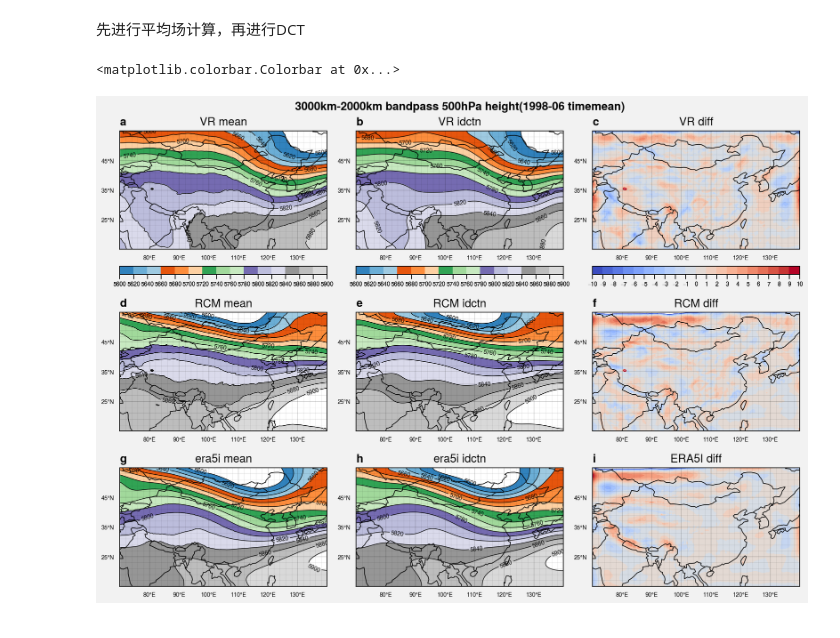
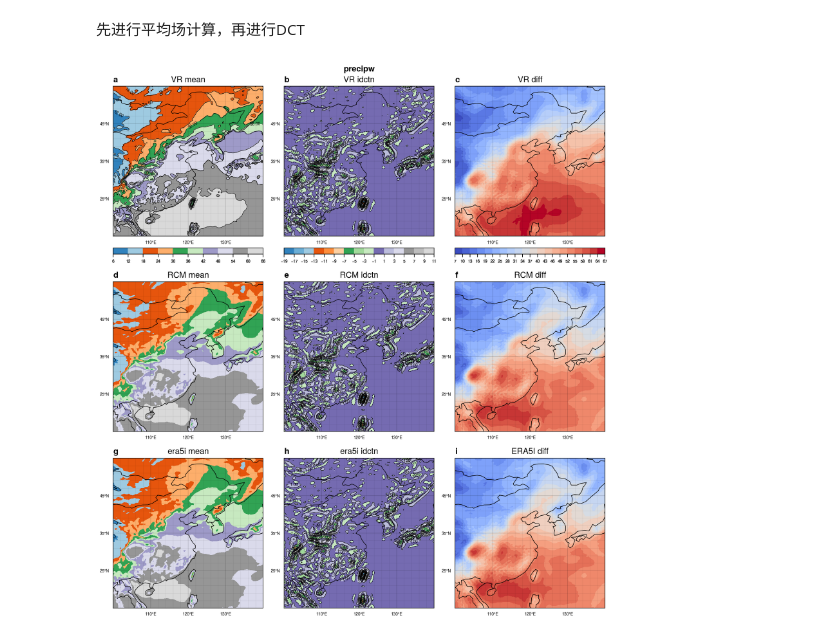
Before and after one commit to dozerlcl/MPAS_case_study, a Jupyter notebook: 92-25km_vr_rcm_postprocess/visualization/spectral/dft_dct/2d_dct_synthesis/single_idct_2D.ipynb, the cells around one changed output. Drawn from its saved outputs; the diff is of its cells as text; code cells hidden in the pictures.

```diff
--- a/92-25km_vr_rcm_postprocess/visualization/spectral/dft_dct/2d_dct_synthesis/single_idct_2D.ipynb
+++ b/92-25km_vr_rcm_postprocess/visualization/spectral/dft_dct/2d_dct_synthesis/single_idct_2D.ipynb
@@ -76,3 +122,4 @@ hum_rmnan['era5i'] = hum['era5i'].interpolate_na(dim = 'lon', method = 'cubic',
-# %%
-# 修改time为Time（cdo进行平均time到中间时次，需要放到每天的开头）
-hum_rmnan['era5i'] = hum_rmnan['era5i'].assign_coords({'time':hum_rmnan['vr'].Time.rename({"Time":"time"})}) #.time
+# %%
+# 修改ERA5I coords
+hum_rmnan['era5i'] = hum_rmnan['era5i'].rename({"time":"Time", "lon":"longitude", "lat":"latitude"})
+hum_rmnan['era5i']._coords = hum_rmnan['vr']._coords
@@ -101,8 +158,10 @@ var_2d['era5i'] = var_3d['era5i'].mean("time")
 ntime = var_3d['vr'].shape[0]
 nlat = var_3d['vr'].shape[1]
 nlon = var_3d['vr'].shape[2]
-lat_length = 5017 * 1e3 # m
-lon_length = 7061 * 1e3 # m
+# lat_length = 5017 * 1e3 # m
+# lon_length = 7061 * 1e3 # m
+lat_length = 4445. * 1e3 # m
+lon_length = 3829. * 1e3 # m
 dlat = lat_length / nlat
 dlon  = lon_length / nlon
 all_length = np.sqrt(lat_length**2 + lon_length**2)
@@ -171,9 +231,9 @@ freq_lon = range(0, nlon)
 for i in range(0,nlat):
     for j in range(0,nlon):
         k_domain_2d = np.sqrt((freq_lat[i])**2 + (freq_lon[j])**2)
-        weight_array_cosine[:, i, j] = weight_cosine_squared(k_domain_2d, k_domain_count(2000), k_domain_count(1000))
-        # weight_array_cosine[:, i, j] = weight_cosine_squared(k_domain_2d, k_domain_count(1000), k_domain_count(500))
-        # weight_array_cosine[:,i,j] = weight_cosine_squared_band(k_domain_2d, k_domain_count(2000), k_domain_count(500), 1)
+        # weight_array_cosine[:, i, j] = weight_cosine_squared(k_domain_2d, k_domain_count(2000), k_domain_count(1800))
+        # weight_array_cosine[:, i, j] = weight_cosine_squared(k_domain_2d, k_domain_count(2000), k_domain_count(500))
+        weight_array_cosine[:,i,j] = weight_cosine_squared_band(k_domain_2d, k_domain_count(500), k_domain_count(100), 16)
 
 # 检查权重matrix效果
 plt.contourf(weight_array_cosine[0,:,:])
@@ -260,8 +320,8 @@ m_contour_list = []
 #-----VR pannel setting-----
 # 平均态
 axs[0].format(title='VR mean')
-mean_ticks = np.linspace(5600,5900, 16)
-# mean_ticks = np.linspace(var_2d['vr'].min(), var_2d['vr'].max(),11)
+# mean_ticks = np.linspace(5600,5900, 16)
+mean_ticks = np.linspace(int(var_2d['vr'].min()) - 1., int(var_2d['vr'].max())+1,11)
 
 m_mean = axs[0].contourf(lon, lat, var_2d['vr'].values,\
 levels=mean_ticks,cmap='tab20c')
@@ -273,9 +333,9 @@ m_contour_list.append(m_contour)
 
 # IDCTN的时间平均
 axs[1].format(title='VR idctn')
-# idctn_ticks = np.linspace(idctn_2d['vr'].min(), idctn_2d['vr'].max(),16)
+idctn_ticks = np.linspace(int(idctn_2d['vr'].min()) - 1, int(idctn_2d['vr'].max())+1,16)
 # idctn_ticks = np.linspace(-4., 4., 21)
-idctn_ticks = np.linspace(5600,5900,16)
+# idctn_ticks = np.linspace(5600,5900,16)
 
 m_idctn = axs[1].contourf(lon, lat, idctn_2d['vr'],\
 levels=idctn_ticks,cmap='tab20c')
@@ -287,9 +347,9 @@ m_contour_list.append(m_contour)
 
 # 做差结果
 axs[2].format(title='VR diff')
-# diff_ticks = np.linspace(idctn_diff['vr'].min(), idctn_diff['vr'].max(),21)
+diff_ticks = np.linspace(int(idctn_diff['vr'].min()) - 1, int(idctn_diff['vr'].max())+1,21)
 # diff_ticks = np.linspace(5400., 5900.,(5900-5400)//50 + 1)
-diff_ticks = np.linspace(-10., 10.,21)
+# diff_ticks = np.linspace(-10., 10.,21)
 # diff_ticks = np.linspace(-5., 5.,21)
 # diff_ticks = np.linspace(-2., 2.,21)
 
@@ -368,7 +428,8 @@ levels=diff_ticks,cmap='coolwarm')
 # ----- format setting -----
 axs.format(
 abc=True,
-lonlim=(70, 140), latlim=(15, 55), coast=True,
+# lonlim=(70, 140), latlim=(15, 55), coast=True,
+lonlim=(100, 140), latlim=(15, 55), coast=True,
 #-----GEO axis-----
 borders = True,
 labels = True,
@@ -383,36 +444,37 @@ longrid  = True,
 latgrid  = True,
 # latlines = 10,
 # lonlines = 10,
 lonlocator = np.arange(70,150,10),
 latlocator = np.arange(15,65,10),
 lonminorlocator = np.arange(70,140+2,2),
 latminorlocator = np.arange(15,55+2,2),
 #-----line label-----
 # linewidth = 0.5,
-suptitle="3000km-2000km bandpass 500hPa height(1998-06 timemean)",
+# suptitle="3000km-2000km bandpass 500hPa height(1998-06 timemean)",
+suptitle="precipw",
 )
 #----- add contour tick labels -----
 for i,axs_ind in enumerate(m_contour_list):
-    axs[i].clabel(axs_ind, inline=True, fontsize=5, colors = 'k', fmt='%4.0f',use_clabeltext=True, inline_spacing=1)
+    # axs[i].clabel(axs_ind, inline=True, fontsize=5, colors = 'k', fmt='%4.0f',use_clabeltext=True, inline_spacing=1)
+    axs[i].clabel(axs_ind, inline=True, fontsize=5, colors = 'k', fmt='%.2f',use_clabeltext=True, inline_spacing=1)
 
 #----- add color bar-----
 # fig.colorbar(m_overlay, loc='b', cmap=cmap, width=0.1)
 
 # fig.colorbar(m_mean, loc='b', width=0.1,
 # ticklabelsize=5,ticks=mean_ticks)
 
 axs[0].colorbar(m_mean, loc='b', width=0.1,
 ticklabelsize=5,ticks=mean_ticks)
 
 axs[1].colorbar(m_idctn, loc='b', width=0.1,
 ticklabelsize=5,ticks=idctn_ticks)
 
 axs[2].colorbar(m_idctn_diff, loc='b',width=0.1,
 ticklabelsize=5,ticks=diff_ticks)
 
 #----- save figure -----
-# fig.patch.set_facecolor('white')
-# plt.savefig('./output_pic/single_idctn.png', dpi=300, facecolor= "white")
+fig.patch.set_facecolor('white')
+plt.savefig('./output_pic/precipw_band_199808.png', dpi=300, facecolor= "white")
 # %% [output]
-<matplotlib.colorbar.Colorbar at 0x...>
-[figure, old version]
+[figure, new version]
```
Also changed, not shown: parts of 13 cells of this notebook, 22 other files.
